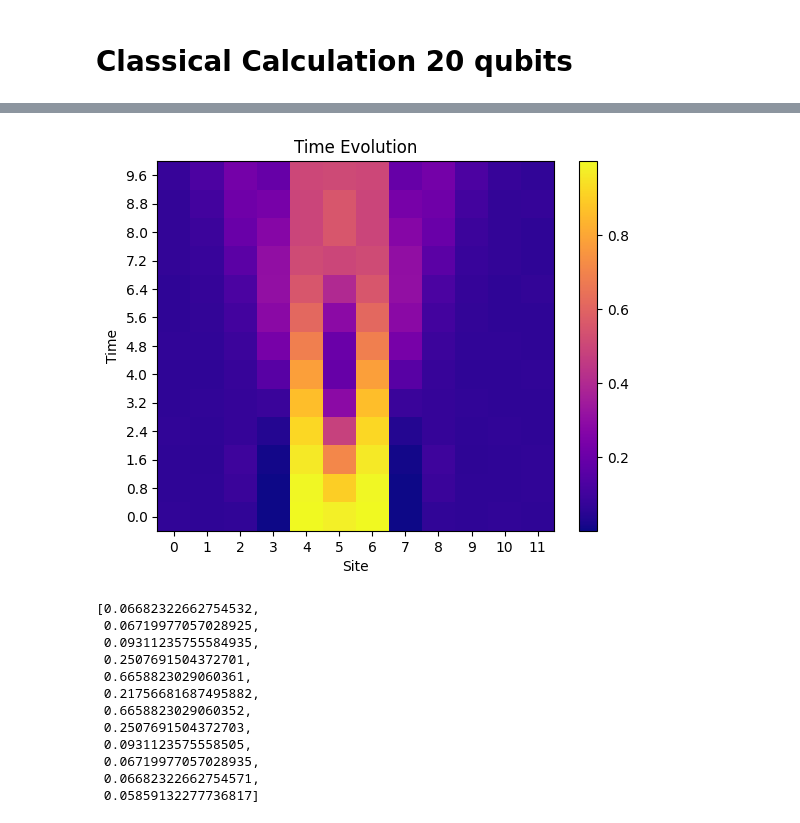
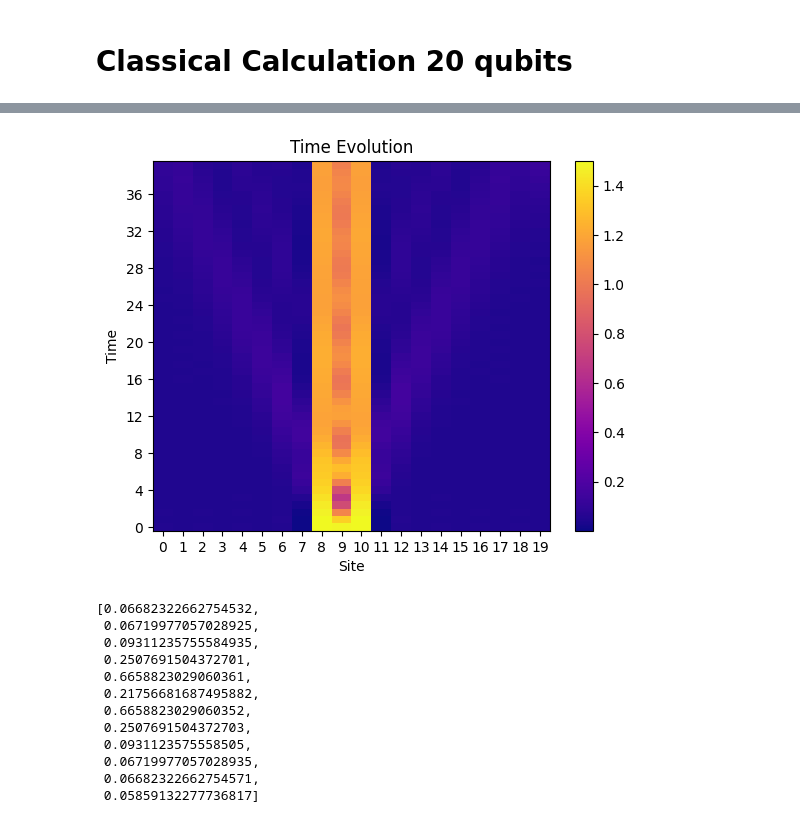
Before and after one commit to zhiyaol/string-breaking, a Jupyter notebook: Flow.ipynb, the cells around one changed output, grey strips where cells are left out. Saved outputs shown, nothing was run; the diff lists cells and outputs as text; code cells hidden in the pictures.

Commit message:
Activate 1 link, electric energy per site time propagation agreeing

```diff
--- a/Flow.ipynb
+++ b/Flow.ipynb
@@ -69,3 +72,5 @@ def plot_E_per_site(state,nq):      # state is a basic array
+# %%
+initial1 = np.reshape(PYP(-0.17939731, -0.10569839,nQ,activate1(fake_vac,10,nQQ)).toarray(),-1)
 # %%
 plot_E_per_site(vacuum,nQQ)
 # %% [output]
@@ -96,9 +149,12 @@ Hf = Hfull(nQQ,m,g).to_matrix(sparse = True)
 # check vacuum propagation
 # this is not Trotterized
 
-ts = np.arange(0, 10, 0.8) # iffy on where to start and where to stop
+del_t = 0.8
+
+ts = np.arange(0, 10, del_t)
+final_vacuum = vacuum.copy()
 
 exp_val = []
-for i in ts:
-    final_vacuum = sp.sparse.linalg.expm_multiply(-1j * Hf * i,vacuum)
+for i in range(len(ts)):
+    final_vacuum = sp.sparse.linalg.expm_multiply(-1j * Hf * del_t,final_vacuum)
     exp_val.append(overlap(final_vacuum,vacuum))
@@ -141,0 +166,17 @@ sp.linalg.norm(initial)
+# %%
+# activate 1 site and time evolution
+
+del_t = 0.8
+
+ts = np.arange(0, 40, del_t)
+sites = np.arange(0, nQQ, 1)
+
+final_state = initial1.copy()
+
+Data = []
+for i in range(len(ts)):
+    final_state = sp.sparse.linalg.expm_multiply(-1j * Hf * del_t,final_state)
+    E_exps = []
+    for loc in sites:
+        E_exps += [(np.real(final_state.conj().T @ He_persite_scipy(nQQ,g,loc) @ final_state))] # Should be CT(state).H.state
+    Data.append(E_exps)
@@ -142,6 +196,6 @@ sp.linalg.norm(initial)
 # %%
-ts = np.arange(0, 10, 0.8) # iffy on where to start and where to stop
-sites = np.arange(0, nQQ, 1) # iffy on where to start and where to stop
+ts = np.arange(0, 40, 0.8)
+sites = np.arange(0, nQQ, 1)
 
 Data = []
 for i in ts:
@@ -153,16 +207,16 @@ for i in ts:
 # %%
 plt.pcolormesh(sites, ts, Data)
 plt.colorbar()
 plt.set_cmap('plasma')
 # plt.clim(0.9729,0.99)
 plt.xticks(sites)
-plt.yticks(ts)
+plt.yticks(ts[::5])
 plt.xlabel("Site")
 plt.ylabel("Time")
 plt.title("Time Evolution")
 plt.show()
 # %% [output]
-[figure, old version]
+[figure, new version]
 # %%
 # Time evolution. Evolve with e^(-iHt)
 
```
Also changed, not shown: parts of 13 cells of this notebook, 2 other files.
